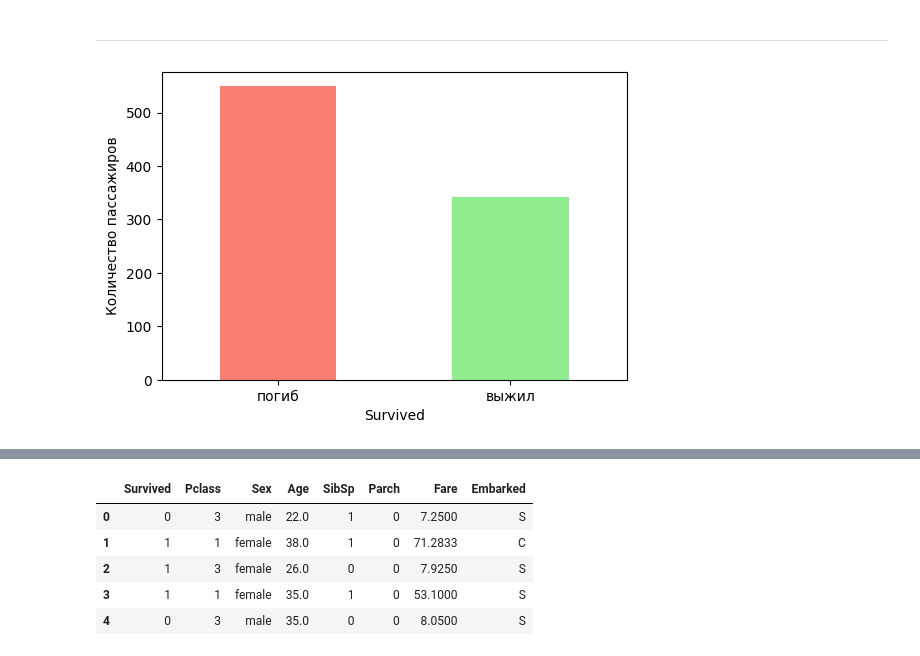
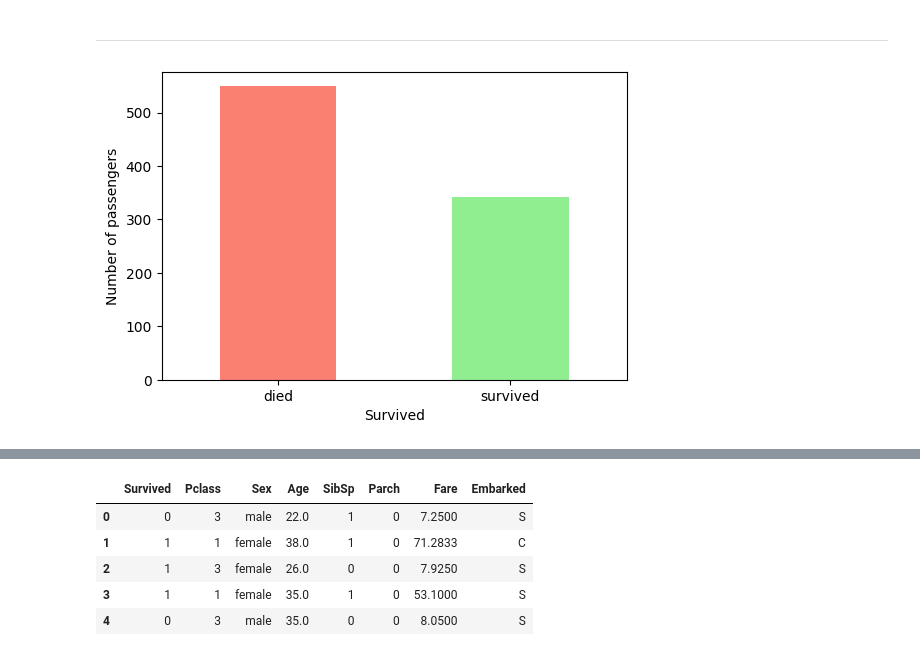
Before and after one commit to reginafeles/ml_hw, a Jupyter notebook: task1.ipynb, the cells around one changed output, grey strips where cells are left out. Drawn from its saved outputs; the diff is of its cells as text; code cells hidden in the pictures.

```diff
--- a/task1.ipynb
+++ b/task1.ipynb
@@ -132,9 +132,9 @@ Embarked 4
 # %%
 plt.figure(figsize=(6, 4))
 df['Survived'].value_counts().plot(kind='bar', color=['salmon', 'lightgreen'])
 plt.xlabel('Survived')
-plt.ylabel('Количество пассажиров')
-plt.xticks([0, 1], ['погиб', 'выжил'], rotation=0)
+plt.ylabel('Number of passengers')
+plt.xticks([0, 1], ['died', 'survived'], rotation=0)
 plt.show()
 # %% [output]
-[figure, old version]
+[figure, new version]
```
Also changed, not shown: parts of 105 cells of this notebook.
